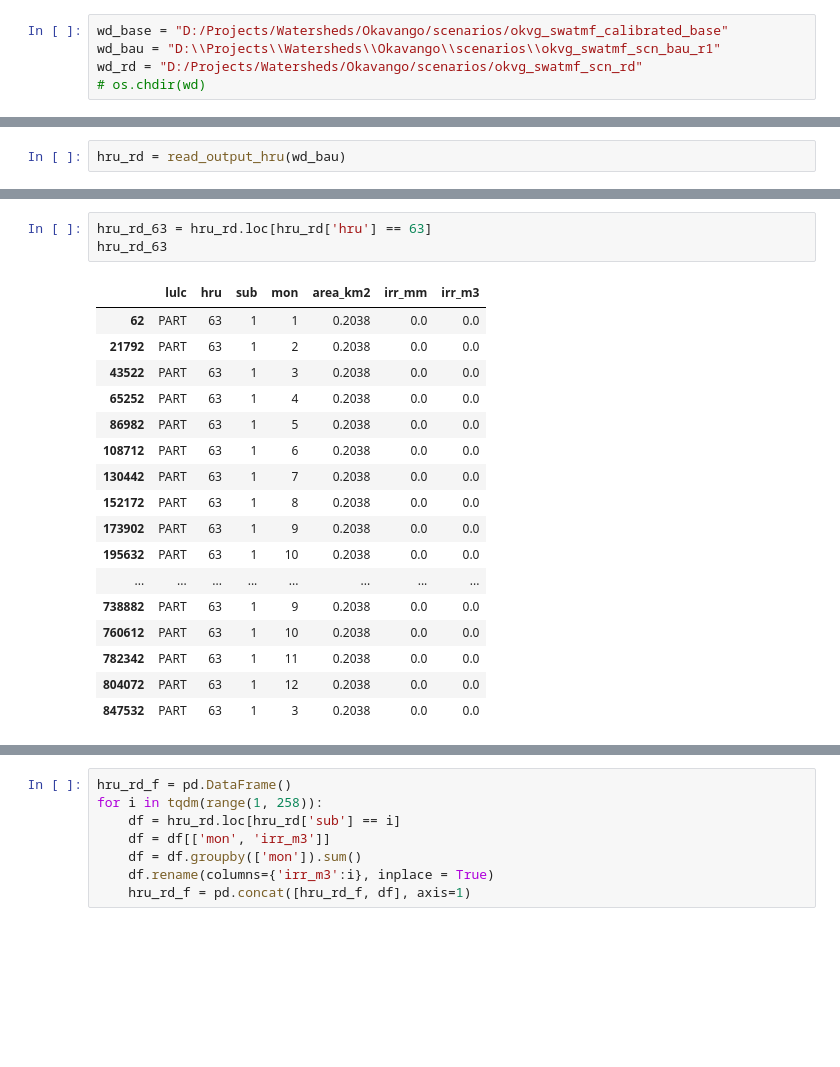
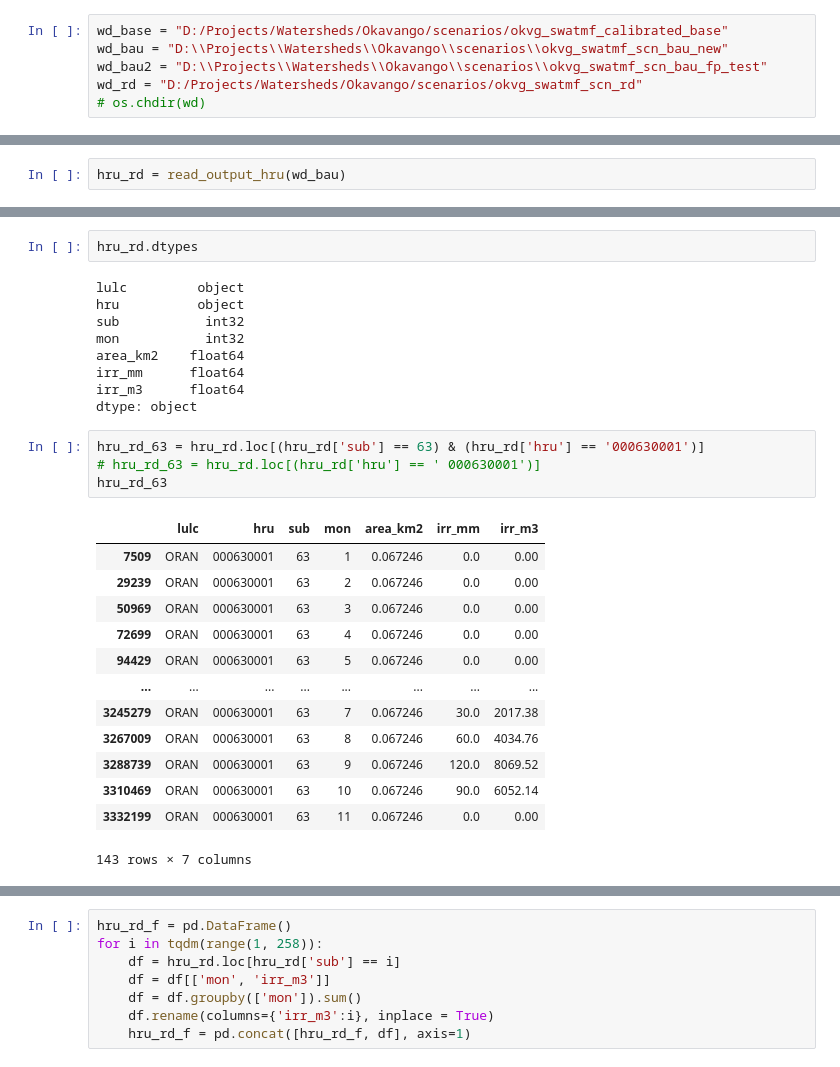
Before and after one commit to spark-brc/swatmf, a Jupyter notebook: okvg_031721_output.mgt.ipynb, the cells around one changed output, grey strips where cells are left out. Saved outputs shown, nothing was run; the diff lists cells and outputs as text; blank space fills up the shorter version.

```diff
--- a/okvg_031721_output.mgt.ipynb
+++ b/okvg_031721_output.mgt.ipynb
@@ -16,7 +18,8 @@ from tqdm import tqdm
 # Set Path
 # %%
 wd_base = "D:/Projects/Watersheds/Okavango/scenarios/okvg_swatmf_calibrated_base"
-wd_bau = "D:\\Projects\\Watersheds\\Okavango\\scenarios\\okvg_swatmf_scn_bau_r1"
+wd_bau = "D:\\Projects\\Watersheds\\Okavango\\scenarios\\okvg_swatmf_scn_bau_new"
+wd_bau2 = "D:\\Projects\\Watersheds\\Okavango\\scenarios\\okvg_swatmf_scn_bau_fp_test"
 wd_rd = "D:/Projects/Watersheds/Okavango/scenarios/okvg_swatmf_scn_rd"
 # os.chdir(wd)
 # %% [markdown]
@@ -34,21 +42,29 @@ hru_rd['irr_m3'].sum()
+# %%
+hru_rd.dtypes
+# %% [output]
+lulc         object
+hru          object
+sub           int32
+mon           int32
+area_km2    float64
+irr_mm      float64
+irr_m3      float64
+dtype: object
 # %%
-hru_rd_63 = hru_rd.loc[hru_rd['hru'] == 63]
+hru_rd_63 = hru_rd.loc[(hru_rd['sub'] == 63) & (hru_rd['hru'] == '000630001')]
+# hru_rd_63 = hru_rd.loc[(hru_rd['hru'] == ' 000630001')]
 hru_rd_63
 # %% [output]
 |  | lulc | hru | sub | mon | area_km2 | irr_mm | irr_m3 |
-| 62 | PART | 63 | 1 | 1 | 0.2038 | 0.0 | 0.0 |
-| 21792 | PART | 63 | 1 | 2 | 0.2038 | 0.0 | 0.0 |
-| 43522 | PART | 63 | 1 | 3 | 0.2038 | 0.0 | 0.0 |
-| 65252 | PART | 63 | 1 | 4 | 0.2038 | 0.0 | 0.0 |
-| 86982 | PART | 63 | 1 | 5 | 0.2038 | 0.0 | 0.0 |
-| 108712 | PART | 63 | 1 | 6 | 0.2038 | 0.0 | 0.0 |
-| 130442 | PART | 63 | 1 | 7 | 0.2038 | 0.0 | 0.0 |
-| 152172 | PART | 63 | 1 | 8 | 0.2038 | 0.0 | 0.0 |
-| 173902 | PART | 63 | 1 | 9 | 0.2038 | 0.0 | 0.0 |
-| 195632 | PART | 63 | 1 | 10 | 0.2038 | 0.0 | 0.0 |
+| 7509 | ORAN | 000630001 | 63 | 1 | 0.067246 | 0.0 | 0.00 |
+| 29239 | ORAN | 000630001 | 63 | 2 | 0.067246 | 0.0 | 0.00 |
+| 50969 | ORAN | 000630001 | 63 | 3 | 0.067246 | 0.0 | 0.00 |
+| 72699 | ORAN | 000630001 | 63 | 4 | 0.067246 | 0.0 | 0.00 |
+| 94429 | ORAN | 000630001 | 63 | 5 | 0.067246 | 0.0 | 0.00 |
 | ... | ... | ... | ... | ... | ... | ... | ... |
-| 738882 | PART | 63 | 1 | 9 | 0.2038 | 0.0 | 0.0 |
-| 760612 | PART | 63 | 1 | 10 | 0.2038 | 0.0 | 0.0 |
-| 782342 | PART | 63 | 1 | 11 | 0.2038 | 0.0 | 0.0 |
-| 804072 | PART | 63 | 1 | 12 | 0.2038 | 0.0 | 0.0 |
-| 847532 | PART | 63 | 1 | 3 | 0.2038 | 0.0 | 0.0 |
+| 3245279 | ORAN | 000630001 | 63 | 7 | 0.067246 | 30.0 | 2017.38 |
+| 3267009 | ORAN | 000630001 | 63 | 8 | 0.067246 | 60.0 | 4034.76 |
+| 3288739 | ORAN | 000630001 | 63 | 9 | 0.067246 | 120.0 | 8069.52 |
+| 3310469 | ORAN | 000630001 | 63 | 10 | 0.067246 | 90.0 | 6052.14 |
+| 3332199 | ORAN | 000630001 | 63 | 11 | 0.067246 | 0.0 | 0.00 |
+143 rows × 7 columns
```
Also changed, not shown: parts of 7 cells of this notebook, 3 other files.
